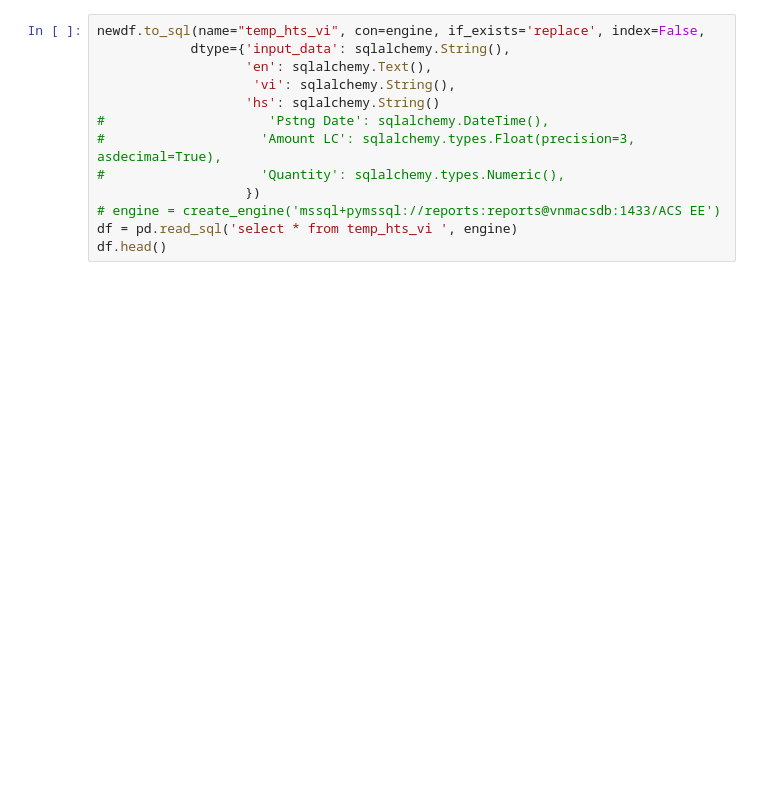
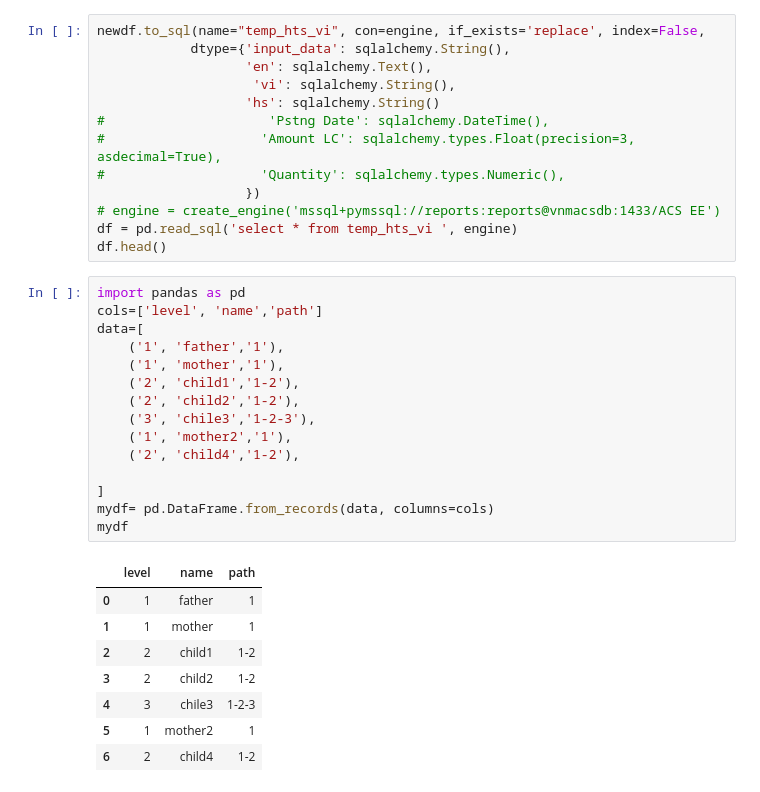
Before and after one commit to khangvan/predict_htscode_vietnamese_translation, a Jupyter notebook: Trainning Model HS_VI.ipynb, the cells around one changed output. Cells and saved outputs as stored; diff of their text form; blank space fills up the shorter version.

```diff
--- a/Trainning Model HS_VI.ipynb
+++ b/Trainning Model HS_VI.ipynb
@@ -1417,3 +1447,27 @@ newdf.to_sql(name="temp_hts_vi", con=engine, if_exists='replace', index=False,
 # engine = create_engine('mssql+pymssql://reports:reports@vnmacsdb:1433/ACS EE')
 df = pd.read_sql('select * from temp_hts_vi ', engine)
 df.head()
+# %%
+import pandas as pd
+cols=['level', 'name','path']
+data=[
+    ('1', 'father','1'),
+    ('1', 'mother','1'),
+    ('2', 'child1','1-2'),
+    ('2', 'child2','1-2'),
+    ('3', 'chile3','1-2-3'),
+    ('1', 'mother2','1'),
+    ('2', 'child4','1-2'),
+
+]
+mydf= pd.DataFrame.from_records(data, columns=cols)
+mydf
+# %% [output]
+|  | level | name | path |
+| 0 | 1 | father | 1 |
+| 1 | 1 | mother | 1 |
+| 2 | 2 | child1 | 1-2 |
+| 3 | 2 | child2 | 1-2 |
+| 4 | 3 | chile3 | 1-2-3 |
+| 5 | 1 | mother2 | 1 |
+| 6 | 2 | child4 | 1-2 |
```
Also changed, not shown: parts of 10 cells of this notebook, 5 other files.
